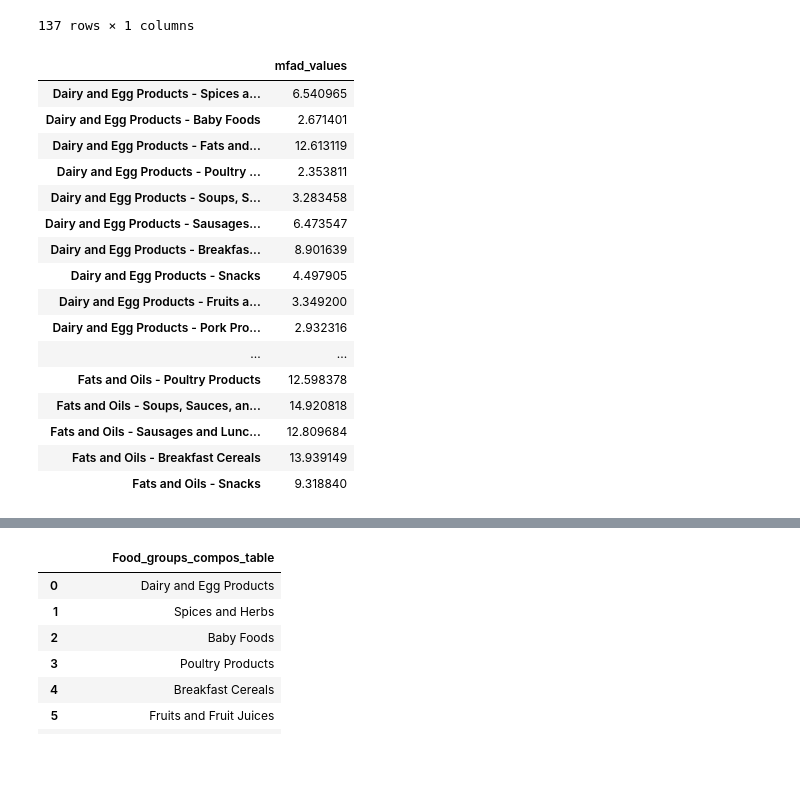
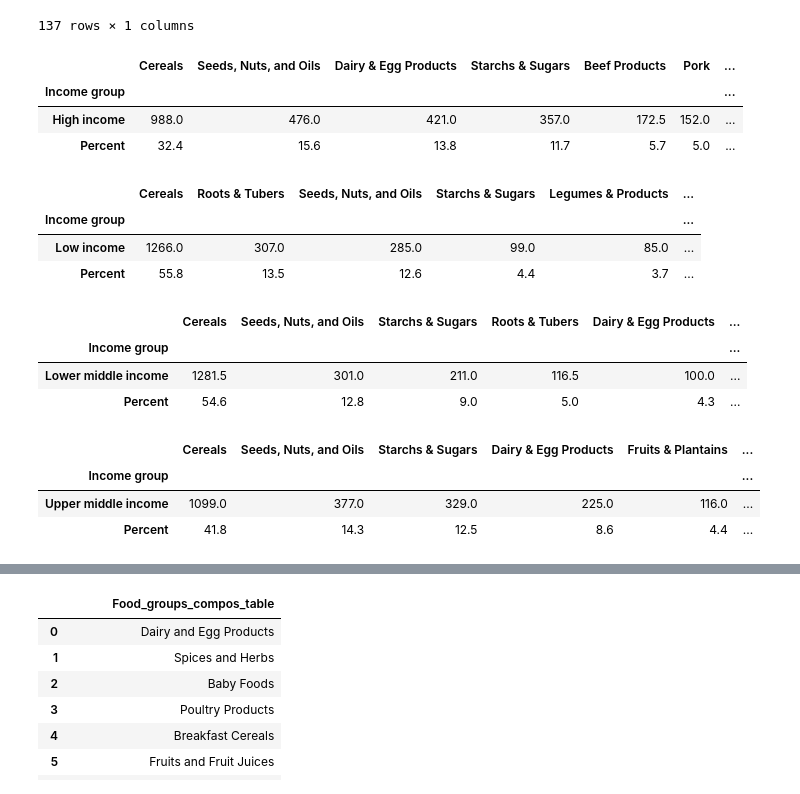
Before and after one commit to DavidMbelwa/thesis, a Jupyter notebook: Materials_and_methods.ipynb, the cells around one changed output, grey strips where cells are left out. Saved outputs shown, nothing was run; the diff lists cells and outputs as text; code cells hidden in the pictures; blank space fills up the shorter version.

```diff
--- a/Materials_and_methods.ipynb
+++ b/Materials_and_methods.ipynb
@@ -1661,23 +1688,41 @@ See the caveats in the documentation: https://pandas.pydata.org/pandas-docs/stab
 # %%
-display(mfad_nutr_table.reset_index().head(50))
+# Combining Percentages from each income group
+
+low_inc_values
+
+display(food_group_kcal_percent_high_income.T)
+display(food_group_kcal_percent_low_income.T)
+display(food_group_kcal_percent_lower_middle.T)
+display(food_group_kcal_percent_upper_middle.T)
+
+# display(daily_calories_non_staples_low_income.T)
+# display(staples_low_income.T)
+
+# display(daily_calories_non_staples_lower_middle.T)
+# display(staples_lower_middle.T)
+
+# display(daily_calories_non_staples_upper_middle.T)
+# display(staples_upper_middle.T)
+
+# display(daily_calories_non_staples_high_income.T)
+# display(staples_high_income.T)
 # %% [output]
-|  | mfad_values |
-| Dairy and Egg Products - Spices a... | 6.540965 |
-| Dairy and Egg Products - Baby Foods | 2.671401 |
-| Dairy and Egg Products - Fats and... | 12.613119 |
-| Dairy and Egg Products - Poultry ... | 2.353811 |
-| Dairy and Egg Products - Soups, S... | 3.283458 |
-| Dairy and Egg Products - Sausages... | 6.473547 |
-| Dairy and Egg Products - Breakfas... | 8.901639 |
-| Dairy and Egg Products - Snacks | 4.497905 |
-| Dairy and Egg Products - Fruits a... | 3.349200 |
-| Dairy and Egg Products - Pork Pro... | 2.932316 |
-| ... | ... |
-| Fats and Oils - Poultry Products | 12.598378 |
-| Fats and Oils - Soups, Sauces, an... | 14.920818 |
-| Fats and Oils - Sausages and Lunc... | 12.809684 |
-| Fats and Oils - Breakfast Cereals | 13.939149 |
-| Fats and Oils - Snacks | 9.318840 |
+|  | Cereals | Seeds, Nuts, and Oils | Dairy & Egg Products | Starchs & Sugars | Beef Products | Pork | ... |
+| Income group |  |  |  |  |  |  | ... |
+| High income | 988.0 | 476.0 | 421.0 | 357.0 | 172.5 | 152.0 | ... |
+| Percent | 32.4 | 15.6 | 13.8 | 11.7 | 5.7 | 5.0 | ... |
+|  | Cereals | Roots & Tubers | Seeds, Nuts, and Oils | Starchs & Sugars | Legumes & Products | ... |
+| Income group |  |  |  |  |  | ... |
+| Low income | 1266.0 | 307.0 | 285.0 | 99.0 | 85.0 | ... |
+| Percent | 55.8 | 13.5 | 12.6 | 4.4 | 3.7 | ... |
+|  | Cereals | Seeds, Nuts, and Oils | Starchs & Sugars | Roots & Tubers | Dairy & Egg Products | ... |
+| Income group |  |  |  |  |  | ... |
+| Lower middle income | 1281.5 | 301.0 | 211.0 | 116.5 | 100.0 | ... |
+| Percent | 54.6 | 12.8 | 9.0 | 5.0 | 4.3 | ... |
+|  | Cereals | Seeds, Nuts, and Oils | Starchs & Sugars | Dairy & Egg Products | Fruits & Plantains | ... |
+| Income group |  |  |  |  |  | ... |
+| Upper middle income | 1099.0 | 377.0 | 329.0 | 225.0 | 116.0 | ... |
+| Percent | 41.8 | 14.3 | 12.5 | 8.6 | 4.4 | ... |
 # %%
 # Combining Food groups in the Composition Table to reflect the ones in the Intake table
 nutrition_table
```
Also changed, not shown: parts of 3 cells of this notebook, 1 other file.
